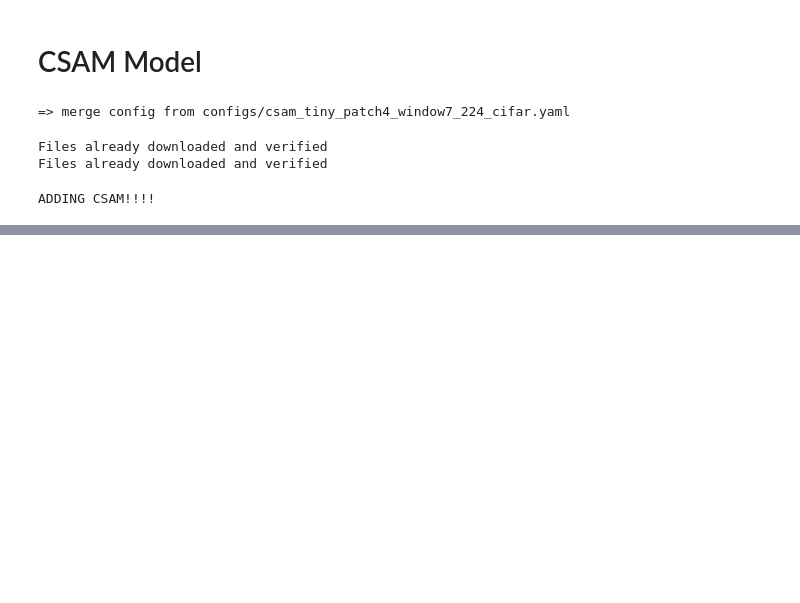
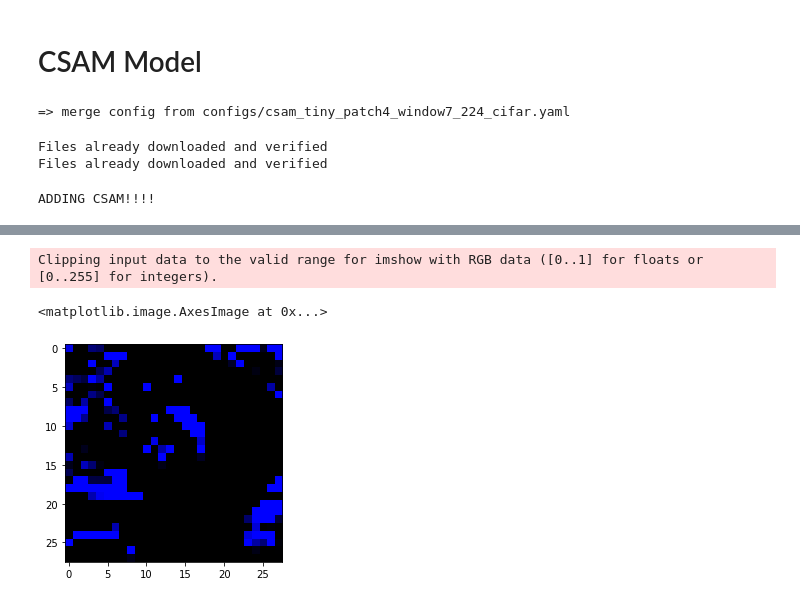
Before and after one commit to gstoica27/Swin-Transformer, a Jupyter notebook: swin_visualizations.ipynb, the cells around one changed output, grey strips where cells are left out. Cells and saved outputs as stored; diff of their text form; code cells hidden in the pictures; blank space fills up the shorter version.

Commit message:
Adding parameter updates | Visualization code

```diff
--- a/swin_visualizations.ipynb
+++ b/swin_visualizations.ipynb
@@ -492,0 +481,13 @@ plt.show()
+# %%
+features_PCA = PCA(n_components=3)
+# %%
+concat_features = np.concatenate(
+    (
+        bl_features['input_features'].reshape(-1, 192),
+        features['input_features'].reshape(-1, 192),
+        features['output_features'].reshape(-1, 192)
+    ),
+    axis=0
+)
+features_PCA.fit(concat_features)
+# output_PCA.fit(features['output_features'].reshape(-1, 192))
@@ -492,0 +496,8 @@ plt.show()
+# %%
+flattened_inputs = features['input_features'].reshape(-1, 192)
+flattened_outputs = features['output_features'].reshape(-1, 192)
+bl_flattened_inputs = bl_features['input_features'].reshape(-1, 192)
+# %%
+reduced_inputs = features_PCA.transform(flattened_inputs).reshape(128, 784, 3).reshape(128, 28, 28, 3)
+reduced_outputs = features_PCA.transform(flattened_outputs).reshape(128, 784, 3).reshape(128, 28, 28, 3)
+bl_reduced_inputs = features_PCA.transform(bl_flattened_inputs).reshape(128, 784, 3).reshape(128, 28, 28, 3)
@@ -492,0 +514,6 @@ plt.show()
+# %%
+plt.imshow(reduced_inputs[117])
+# %% [output]
+Clipping input data to the valid range for imshow with RGB data ([0..1] for floats or [0..255] for integers).
+<matplotlib.image.AxesImage at 0x...>
+[figure, added]
```
Also changed, not shown: parts of 88 cells of this notebook, 6 other files.
